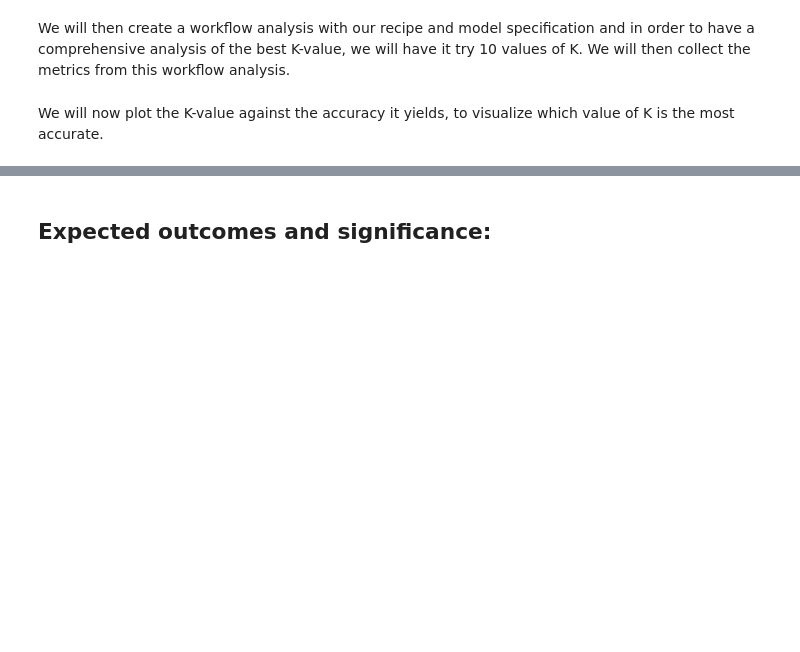
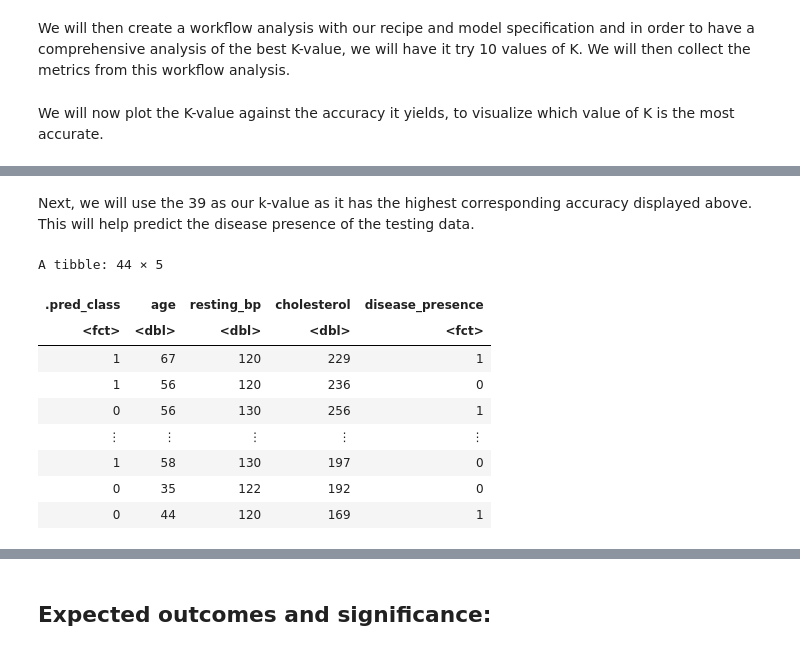
Before and after one commit to danielkaichis/dsci100_project, a Jupyter notebook: report.ipynb, the cells around one changed output, grey strips where cells are left out. Cells and saved outputs as stored; diff of their text form; code cells hidden in the pictures; blank space fills up the shorter version.

```diff
--- a/report.ipynb
+++ b/report.ipynb
@@ -200,0 +210,26 @@ cross_val_plot
+# %% [markdown]
+Next, we will use the 39 as our k-value as it has the highest corresponding accuracy displayed above. This will help predict the disease presence of the testing data.
+# %%
+knn_spec_max <- nearest_neighbor(weight_func = 'rectangular', neighbors = 39) %>%
+    set_engine('kknn') %>%
+    set_mode('classification')
+
+heart_fit_max <- workflow() %>%
+    add_recipe(heart_recipe) %>%
+    add_model(knn_spec_max) %>%
+    fit(data = heart_train)
+
+heart_predictions <- predict(heart_fit_max, heart_test) %>%
+    bind_cols(heart_test)
+heart_predictions
+# %% [output]
+A tibble: 44 × 5
+| .pred_class | age | resting_bp | cholesterol | disease_presence |
+| <fct> | <dbl> | <dbl> | <dbl> | <fct> |
+| 1 | 67 | 120 | 229 | 1 |
+| 1 | 56 | 120 | 236 | 0 |
+| 0 | 56 | 130 | 256 | 1 |
+| ⋮ | ⋮ | ⋮ | ⋮ | ⋮ |
+| 1 | 58 | 130 | 197 | 0 |
+| 0 | 35 | 122 | 192 | 0 |
+| 0 | 44 | 120 | 169 | 1 |
```
Also changed, not shown: parts of 8 cells of this notebook.
